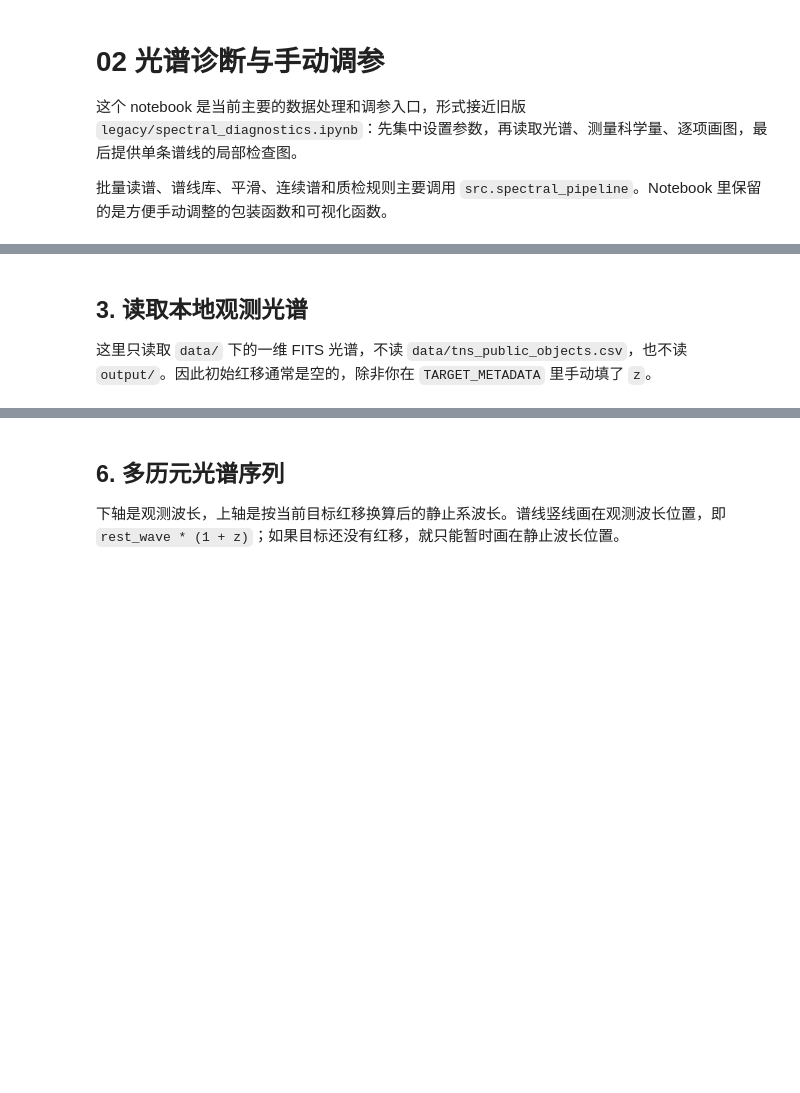
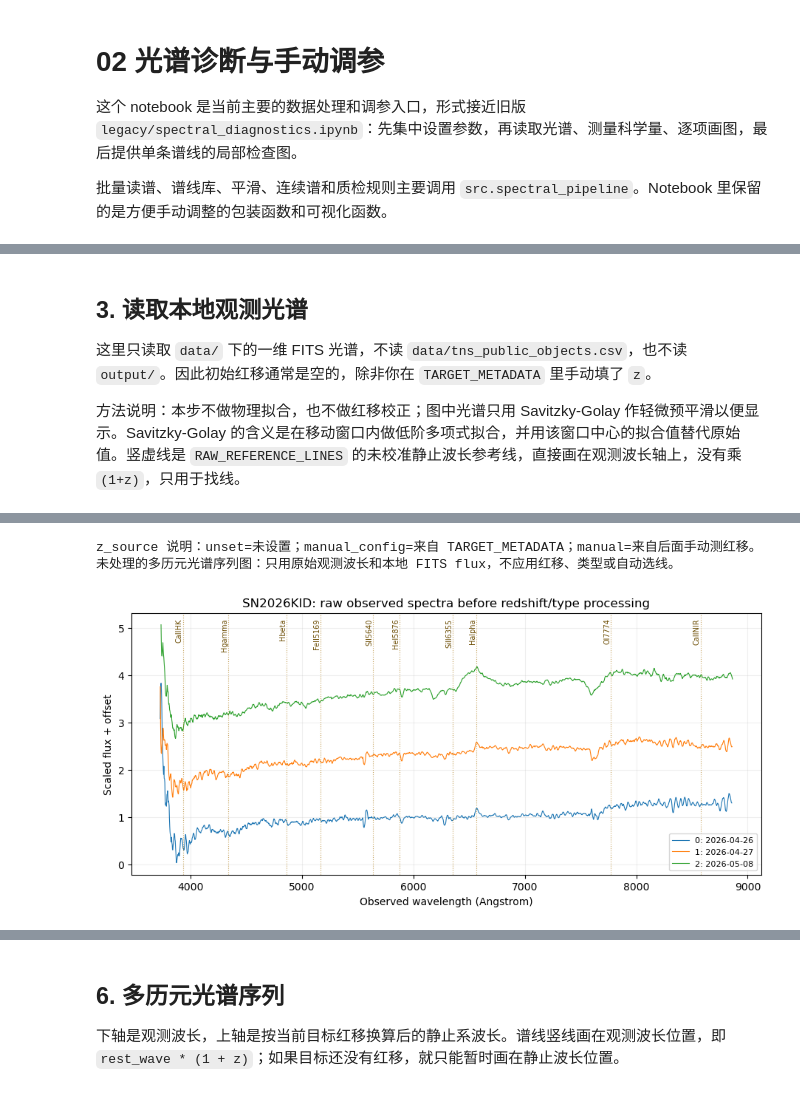
Before and after one commit to Zzzaurak/obsastro-sn-pipeline, a Jupyter notebook: notebooks/02_spectral_analysis_pipeline.ipynb, the cells around one changed output, grey strips where cells are left out. Drawn from its saved outputs; the diff is of its cells as text; code cells hidden in the pictures; blank space fills up the shorter version.

```diff
--- a/notebooks/02_spectral_analysis_pipeline.ipynb
+++ b/notebooks/02_spectral_analysis_pipeline.ipynb
@@ -45,18 +49,25 @@ TARGET_METADATA = {
 
 REDSHIFT_MEASUREMENTS = [
     # 建议优先用宿主星系窄发射线；不要默认用 SN 宽吸收线算宇宙学红移。
-    {'target': 'SN2026KID', 'file': 'data/SN2026kid/SN2026kid_bfosc_20260426.fits', 'line': 'Halpha', 'kind': 'host/emission', 'rest_wave': 6562.8, 'observed_wave': 6572.0},
+    {'target': 'SN2026KID', 'file': 'data/SN2026kid/SN2026kid_bfosc_20260426.fits', 'line': 'Halpha', 'kind': 'host/emission', 'rest_wave': 6562.8, 'observed_wave': 6573.0},
+    {'target': 'SN2026JLM', 'file': 'data/SN2026jlm/SN2026jlm_bfosc_20260504.fits', 'line': 'CaIIHK', 'kind': 'host/emission', 'rest_wave': 3933.7, 'observed_wave': 3988.0},
 ]
 
 TARGET_LINES = {
+    # 留空时按 spec["type"] 自动选择；这里仅用于手动覆盖。
     # "SN2026KID": ["Halpha", "Hbeta", "FeII5169"],
     # "SN2026JLM": ["SiII6355", "CaIIHK", "SII5640"],
 }
+
+AUTO_CLASSIFY_TYPES = True  # 没有手动 type 时，用本地光谱经验粗分类来自动选线
+AUTO_APPLY_ROUGH_Z = False  # 红移仍建议用第 4-5 节手动宿主窄线测量；不默认采用粗红移
+AUTO_OVERWRITE_MANUAL_TYPE = False
 
 LINE_HALF_WIDTH = 420.0
 LINE_SMOOTH_WINDOW = 21
 LINE_EDGE_FRACTION = 0.18
 BB_WAVE_RANGE = (4200.0, 7600.0)
+RAW_REFERENCE_LINES = ["CaIIHK", "Hgamma", "Hbeta", "FeII5169", "SII5640", "HeI5876", "SiII6355", "Halpha", "OI7774", "CaIINIR"]
 
 LINE_PARAM_OVERRIDES = {
     # "SiII6355": {"half_width": 500.0},
@@ -65,7 +76,7 @@ LINE_PARAM_OVERRIDES = {
 }
 
 SAVE_PRODUCTS = False  # 红移确认前建议先别覆盖 output/analysis_pipeline/*.csv
-SAVE_FIGURES = True
+SAVE_FIGURES = False
 PRODUCT_PREFIX = ""  # 例如 "trial_" 可避免覆盖正式 CSV
 
 FIT_VISUAL_GAUSSIAN = True  # 只用于局部检查图的可视化，不作为强物理模型
@@ -73,9 +84,7 @@ DIAGNOSTIC_TARGET = None  # 图形诊断网格只看某个目标；None 表示
 MAX_DIAGNOSTIC_PANELS = 12
 
 REDSHIFT_CHECK_TARGET = None
-REDSHIFT_CHECK_INDEX = 0
 REDSHIFT_HALF_WIDTH = 160.0
 
 CHECK_TARGET = None
 CHECK_LINE = None
-CHECK_INDEX = 0
@@ -90,6 +118,8 @@ print("Loaded src.spectral_notebook_tools")
 ## 3. 读取本地观测光谱
 
 这里只读取 `data/` 下的一维 FITS 光谱，不读 `data/tns_public_objects.csv`，也不读 `output/`。因此初始红移通常是空的，除非你在 `TARGET_METADATA` 里手动填了 `z`。
+
+方法说明：本步不做物理拟合，也不做红移校正；图中光谱只用 Savitzky-Golay 作轻微预平滑以便显示。Savitzky-Golay 的含义是在移动窗口内做低阶多项式拟合，并用该窗口中心的拟合值替代原始值。竖虚线是 `RAW_REFERENCE_LINES` 的未校准静止波长参考线，直接画在观测波长轴上，没有乘 `(1+z)`，只用于找线。
 # %%
 spectra_raw, skipped_fits = snt.load_observed_spectra(PROJECT_ROOT, TARGET_METADATA)
 if TARGETS:
@@ -105,3 +135,15 @@ print("z_source 说明：unset=未设置；manual_config=来自 TARGET_METADATA
 if not skipped_fits.empty:
     print("跳过的 FITS：")
     display(skipped_fits)
+
+print("未处理的多历元光谱序列图：只用原始观测波长和本地 FITS flux，不应用红移、类型或自动选线。")
+for target in sorted(summary_raw["target"].unique()):
+    raw_sequence_fig = snt.plot_raw_spectral_sequence(
+        target,
+        spectra_raw,
+        fig_dir=FIG_DIR,
+        save_figures=SAVE_FIGURES,
+        reference_lines=RAW_REFERENCE_LINES,
+    )
+    snt.show_figure(raw_sequence_fig)
+# %% [output]
@@ -108,3 +154,6 @@ if not skipped_fits.empty:
+z_source 说明：unset=未设置；manual_config=来自 TARGET_METADATA；manual=来自后面手动测红移。
+未处理的多历元光谱序列图：只用原始观测波长和本地 FITS flux，不应用红移、类型或自动选线。
+[figure, added]
 # %% [markdown]
 ## 4. 手动测红移：局部放大关键谱线
 
```
Also changed, not shown: parts of 34 cells of this notebook, 4 other files.
